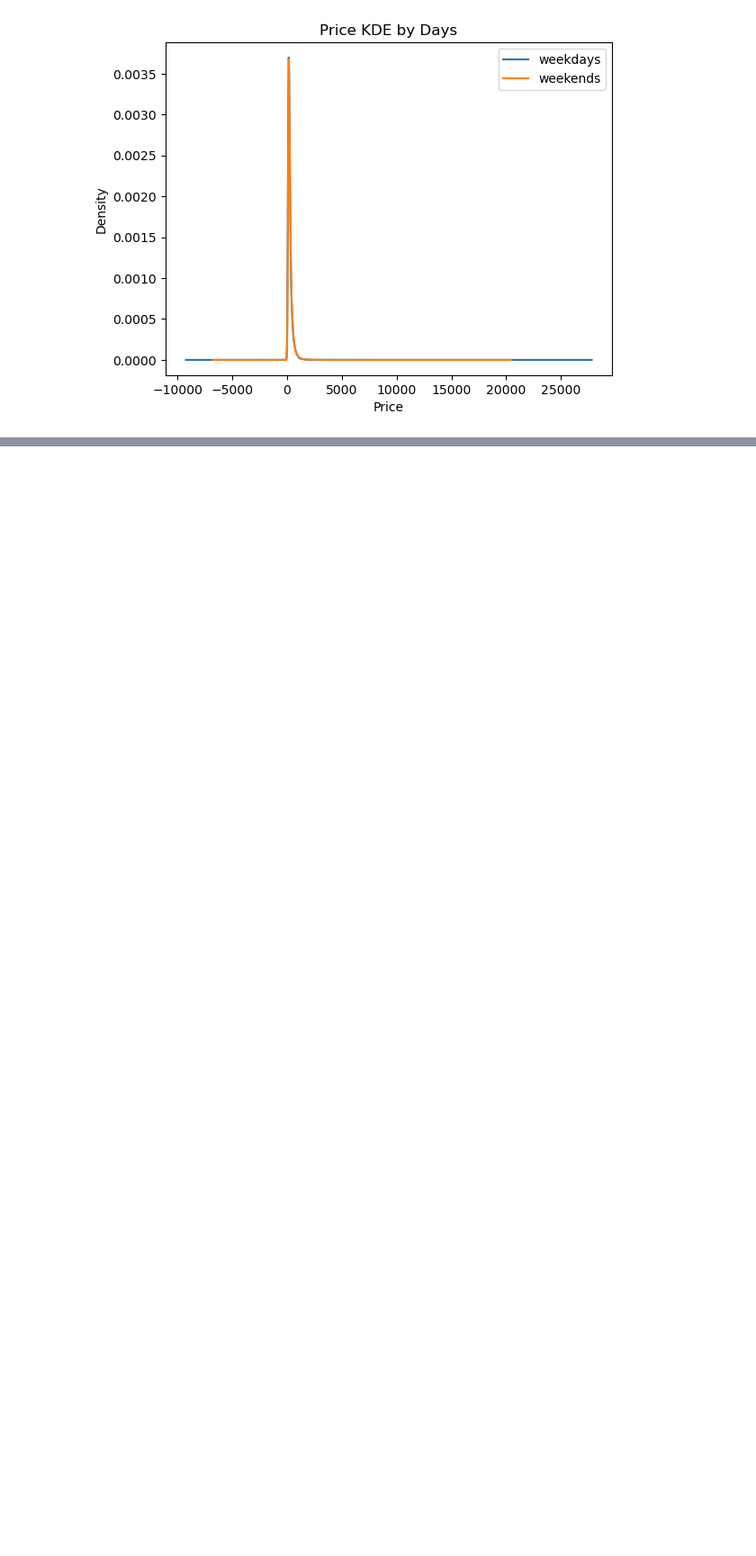
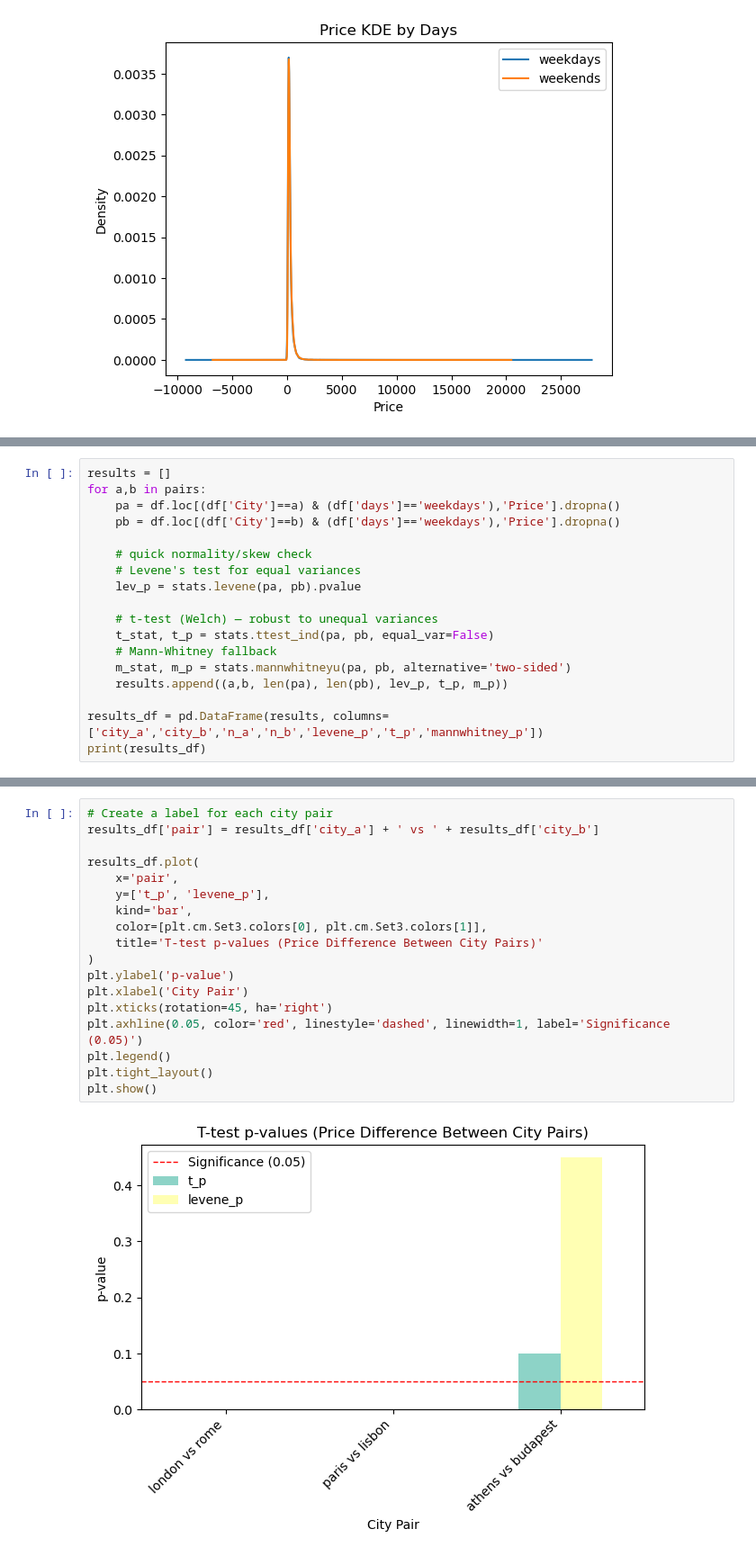
Before and after one commit to Titaniel3/ASDA_2025_Group_1_Portfolio_new, a Jupyter notebook: notebooks/Week4_Homework_neu.ipynb, the cells around one changed output, grey strips where cells are left out. Shown at 90% size. Saved outputs shown, nothing was run; the diff lists cells and outputs as text; blank space fills up the shorter version.

```diff
--- a/notebooks/Week4_Homework_neu.ipynb
+++ b/notebooks/Week4_Homework_neu.ipynb
@@ -429,0 +475,18 @@ plt.show()
+# %%
+results = []
+for a,b in pairs:
+    pa = df.loc[(df['City']==a) & (df['days']=='weekdays'),'Price'].dropna()
+    pb = df.loc[(df['City']==b) & (df['days']=='weekdays'),'Price'].dropna()
+
+    # quick normality/skew check
+    # Levene's test for equal variances
+    lev_p = stats.levene(pa, pb).pvalue
+
+    # t-test (Welch) — robust to unequal variances
+    t_stat, t_p = stats.ttest_ind(pa, pb, equal_var=False)
+    # Mann-Whitney fallback
+    m_stat, m_p = stats.mannwhitneyu(pa, pb, alternative='two-sided')
+    results.append((a,b, len(pa), len(pb), lev_p, t_p, m_p))
+
+results_df = pd.DataFrame(results, columns=['city_a','city_b','n_a','n_b','levene_p','t_p','mannwhitney_p'])
+print(results_df)
@@ -429,0 +498,20 @@ plt.show()
+# %%
+# Create a label for each city pair
+results_df['pair'] = results_df['city_a'] + ' vs ' + results_df['city_b']
+
+results_df.plot(
+    x='pair',
+    y=['t_p', 'levene_p'],
+    kind='bar',
+    color=[plt.cm.Set3.colors[0], plt.cm.Set3.colors[1]],
+    title='T-test p-values (Price Difference Between City Pairs)'
+)
+plt.ylabel('p-value')
+plt.xlabel('City Pair')
+plt.xticks(rotation=45, ha='right')
+plt.axhline(0.05, color='red', linestyle='dashed', linewidth=1, label='Significance (0.05)')
+plt.legend()
+plt.tight_layout()
+plt.show()
+# %% [output]
+[figure, added]
```
Also changed, not shown: parts of 13 cells of this notebook.
